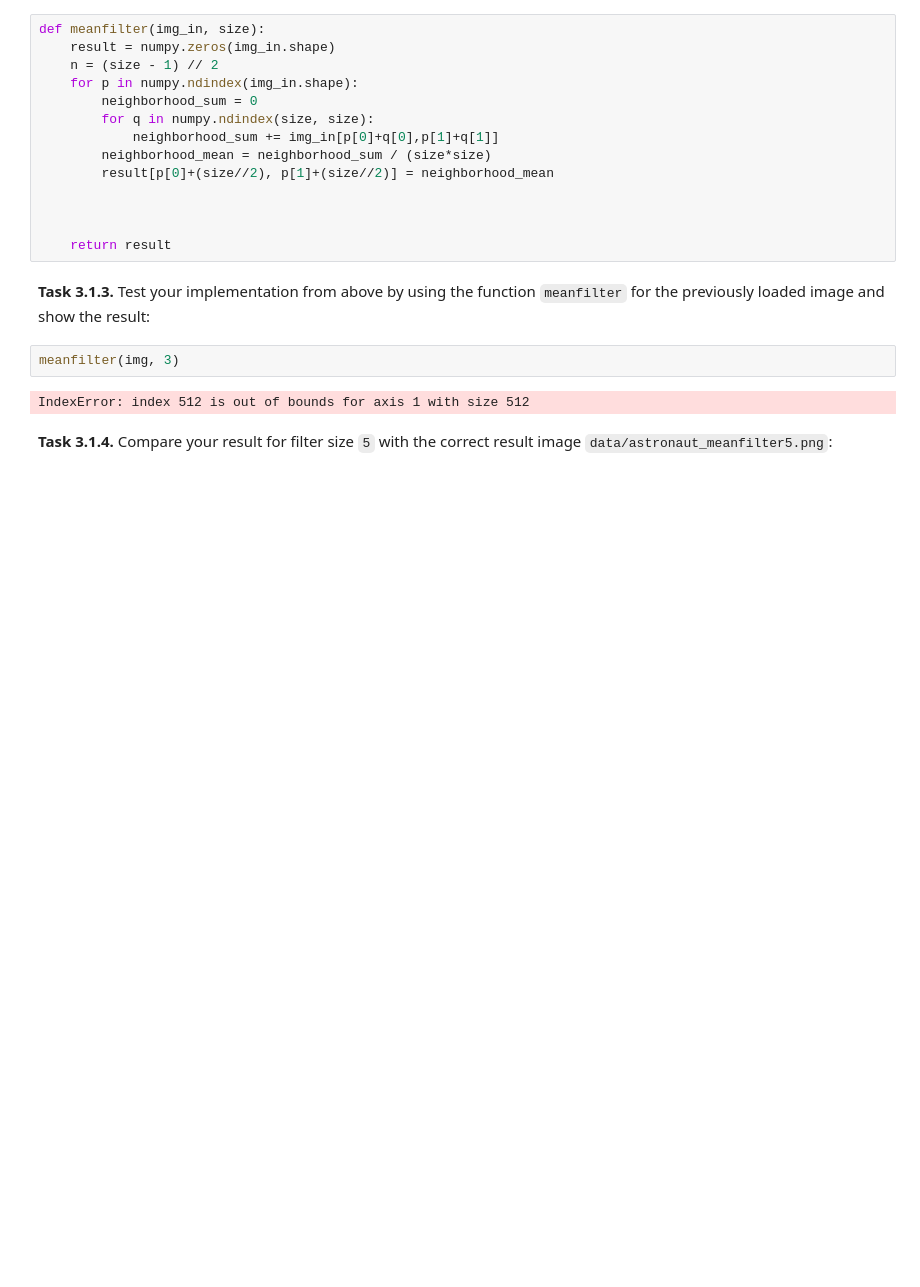
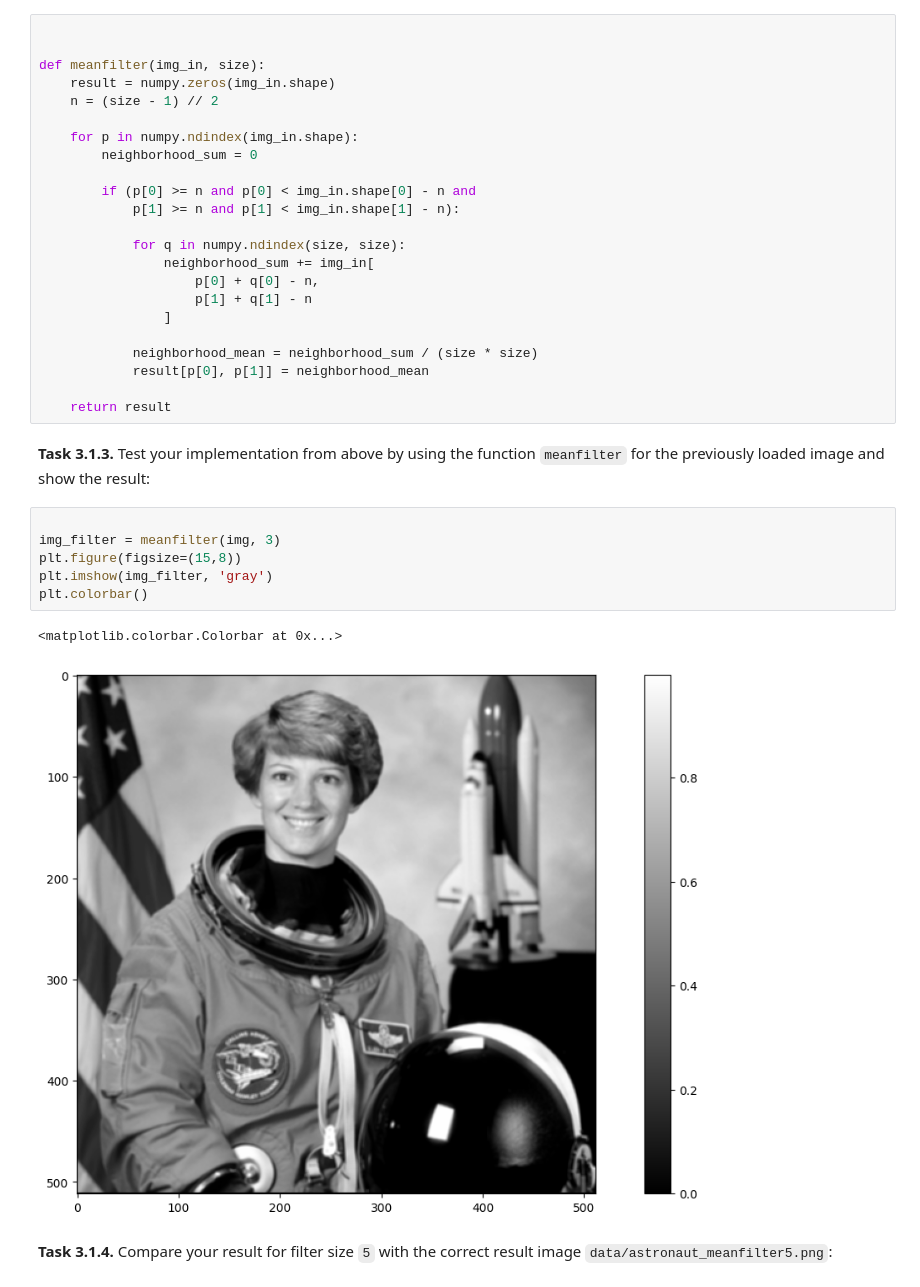
Before and after one commit to felix150405/mobi-fs3-python, a Jupyter notebook: task3.ipynb, the cells around one changed output. Saved outputs shown, nothing was run; the diff lists cells and outputs as text; blank space fills up the shorter version.

```diff
--- a/task3.ipynb
+++ b/task3.ipynb
@@ -19,24 +19,38 @@ plt.colorbar()
 # %% [markdown]
 **<a id="#">Task 3.1.2.</a>** Implement a mean filter:
 # %%
+
+
 def meanfilter(img_in, size):
     result = numpy.zeros(img_in.shape)
     n = (size - 1) // 2
+
     for p in numpy.ndindex(img_in.shape):
         neighborhood_sum = 0
-        for q in numpy.ndindex(size, size):
-            neighborhood_sum += img_in[p[0]+q[0],p[1]+q[1]]
-        neighborhood_mean = neighborhood_sum / (size*size)
-        result[p[0]+(size//2), p[1]+(size//2)] = neighborhood_mean
 
+        if (p[0] >= n and p[0] < img_in.shape[0] - n and
+            p[1] >= n and p[1] < img_in.shape[1] - n):
 
+            for q in numpy.ndindex(size, size):
+                neighborhood_sum += img_in[
+                    p[0] + q[0] - n,
+                    p[1] + q[1] - n
+                ]
+
+            neighborhood_mean = neighborhood_sum / (size * size)
+            result[p[0], p[1]] = neighborhood_mean
 
     return result
 # %% [markdown]
 **<a id="#">Task 3.1.3.</a>** Test your implementation from above by using the function `meanfilter` for the previously loaded image and show the result:
-# %%
-meanfilter(img, 3)
-# %% [output]
-IndexError: index 512 is out of bounds for axis 1 with size 512
+# %%
+
+img_filter = meanfilter(img, 3)
+plt.figure(figsize=(15,8))
+plt.imshow(img_filter, 'gray')
+plt.colorbar()
+# %% [output]
+<matplotlib.colorbar.Colorbar at 0x...>
+[figure, added]
 # %% [markdown]
 **<a id="#">Task 3.1.4.</a>** Compare your result for filter size `5` with the correct result image `data/astronaut_meanfilter5.png`:
```
Also changed, not shown: parts of 10 cells of this notebook.
